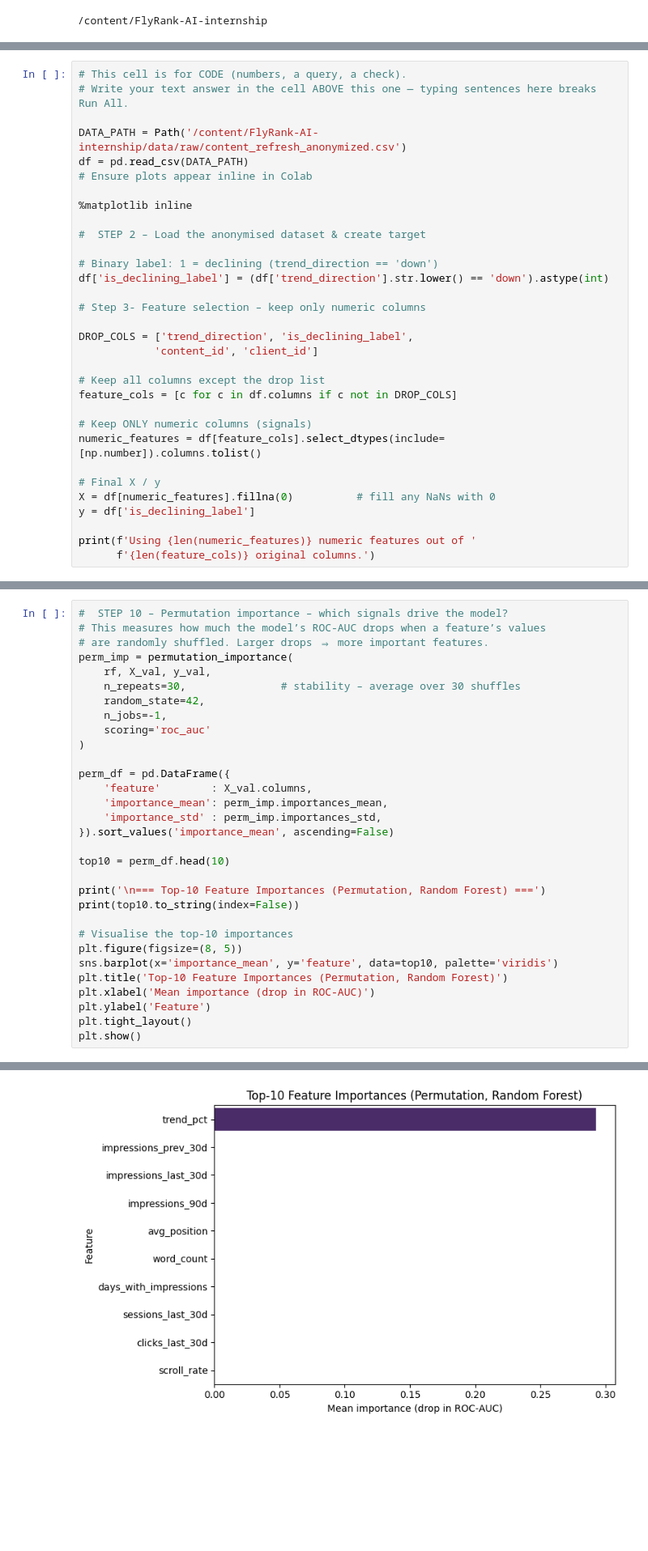
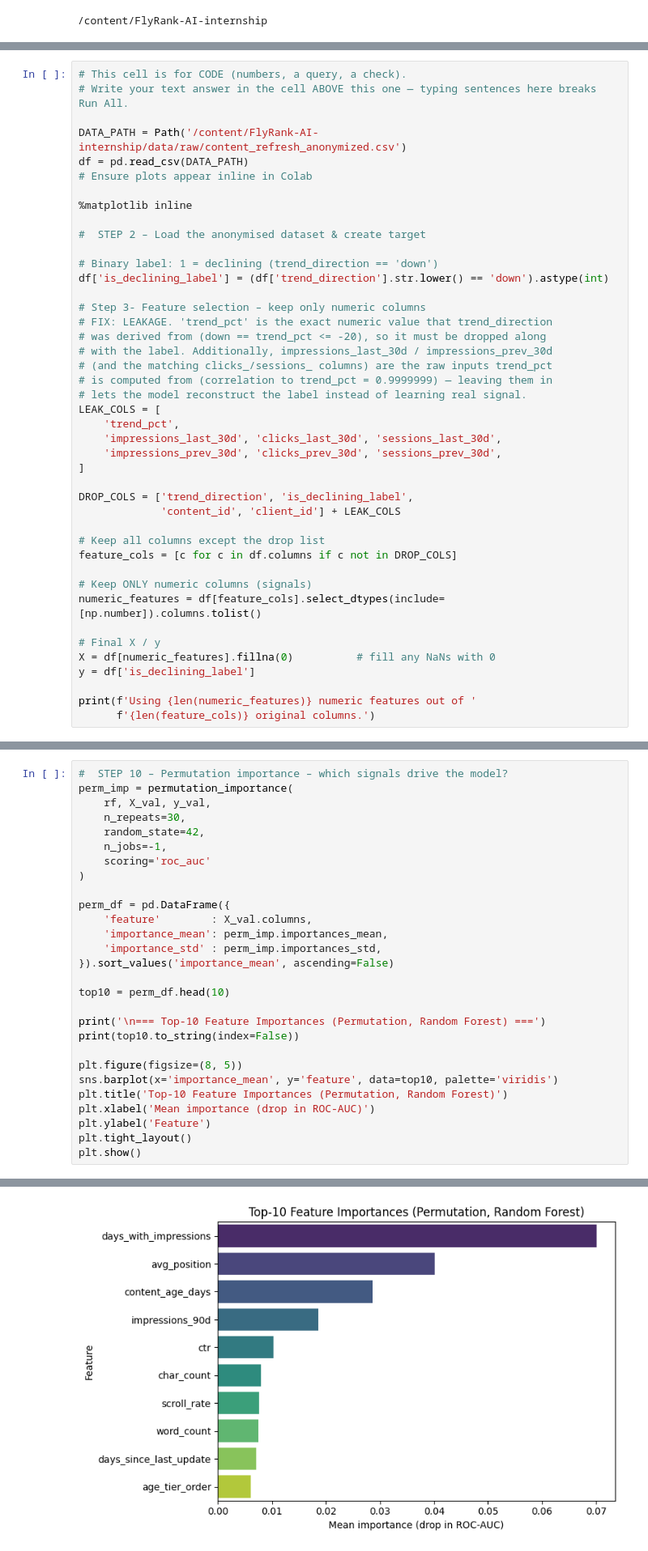
Before and after one commit to DeepakSaini01/FlyRank-AI-internship, a Jupyter notebook: work/notebooks/w05_model.ipynb, the cells around one changed output, grey strips where cells are left out. Shown at 81% size. Cells and saved outputs as stored; diff of their text form; blank space fills up the shorter version.

Commit message:
fix data leakage

```diff
--- a/work/notebooks/w05_model.ipynb
+++ b/work/notebooks/w05_model.ipynb
@@ -59,9 +59,20 @@ df = pd.read_csv(DATA_PATH)
 df['is_declining_label'] = (df['trend_direction'].str.lower() == 'down').astype(int)
 
 # Step 3- Feature selection – keep only numeric columns
+# FIX: LEAKAGE. 'trend_pct' is the exact numeric value that trend_direction
+# was derived from (down == trend_pct <= -20), so it must be dropped along
+# with the label. Additionally, impressions_last_30d / impressions_prev_30d
+# (and the matching clicks_/sessions_ columns) are the raw inputs trend_pct
+# is computed from (correlation to trend_pct = 0.9999999) — leaving them in
+# lets the model reconstruct the label instead of learning real signal.
+LEAK_COLS = [
+    'trend_pct',
+    'impressions_last_30d', 'clicks_last_30d', 'sessions_last_30d',
+    'impressions_prev_30d', 'clicks_prev_30d', 'sessions_prev_30d',
+]
 
 DROP_COLS = ['trend_direction', 'is_declining_label',
-            'content_id', 'client_id']
+             'content_id', 'client_id'] + LEAK_COLS
 
 # Keep all columns except the drop list
 feature_cols = [c for c in df.columns if c not in DROP_COLS]
@@ -300,10 +291,8 @@ display(show_examples(baseline_good_rf_bad, n=5))
 # %%
 #  STEP 10 – Permutation importance – which signals drive the model?
-# This measures how much the model’s ROC‑AUC drops when a feature’s values
-# are randomly shuffled. Larger drops ⇒ more important features.
 perm_imp = permutation_importance(
     rf, X_val, y_val,
-    n_repeats=30,               # stability – average over 30 shuffles
+    n_repeats=30,
     random_state=42,
     n_jobs=-1,
     scoring='roc_auc'
@@ -317,14 +306,13 @@ perm_df = pd.DataFrame({
 
 top10 = perm_df.head(10)
 
-print('\n=== Top‑10 Feature Importances (Permutation, Random Forest) ===')
+print('\n=== Top-10 Feature Importances (Permutation, Random Forest) ===')
 print(top10.to_string(index=False))
 
-# Visualise the top‑10 importances
 plt.figure(figsize=(8, 5))
 sns.barplot(x='importance_mean', y='feature', data=top10, palette='viridis')
-plt.title('Top‑10 Feature Importances (Permutation, Random Forest)')
-plt.xlabel('Mean importance (drop in ROC‑AUC)')
+plt.title('Top-10 Feature Importances (Permutation, Random Forest)')
+plt.xlabel('Mean importance (drop in ROC-AUC)')
 plt.ylabel('Feature')
 plt.tight_layout()
 plt.show()
@@ -344,6 +332,6 @@ days_with_impressions     2.304412e-07    1.827324e-07
 Passing `palette` without assigning `hue` is deprecated and will be removed in v0.14.0. Assign the `y` variable to `hue` and set `legend=False` for the same effect.
 
   sns.barplot(x='importance_mean', y='feature', data=top10, palette='viridis')
-[figure, old version]
+[figure, new version]
 # %%
 print('\n=== Interpretation ===')
```
Also changed, not shown: parts of 10 cells of this notebook.
